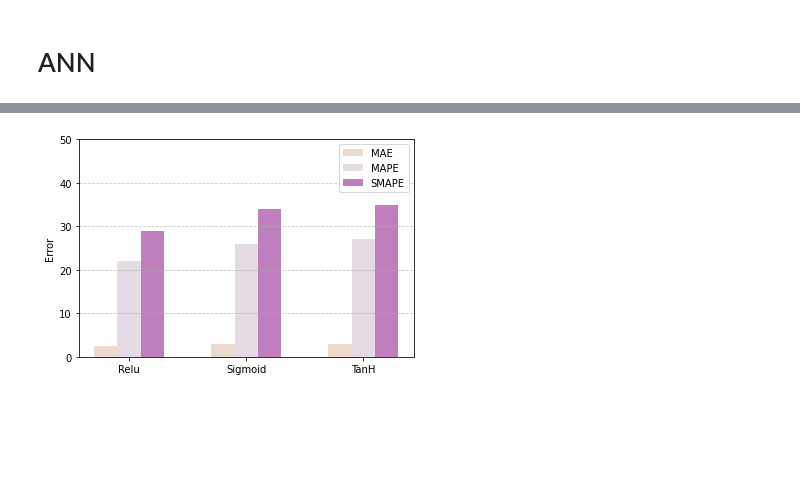
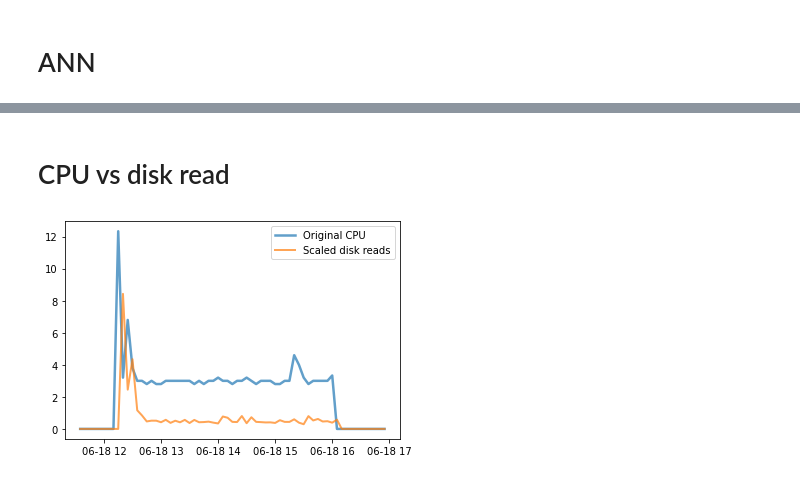
Before and after one commit to cheturvedi/phocis, a Jupyter notebook: src/phocis.ipynb, the cells around one changed output, grey strips where cells are left out. Cells and saved outputs as stored; diff of their text form; code cells hidden in the pictures; blank space fills up the shorter version.

```diff
--- a/src/phocis.ipynb
+++ b/src/phocis.ipynb
@@ -371,20 +318,2 @@ plt.show()
-# %%
-labels = ['Relu', 'Sigmoid', 'TanH']
-ind = np.arange(3)
-err_mape = [22,26,27]
-err_smape = [29,34,35]
-err_mae = [2.5,3,3]
-width = 0.2
-
-fig, ax = plt.subplots()
-ax.set_ylabel('Error')
-ax.set_ylim(0,50)
-plt.bar(ind-width, err_mae , width, label='MAE',alpha=0.5,color='#DCB69F')
-plt.bar(ind, err_mape , width, label='MAPE',alpha=0.5,color='#CAB8CB')
-plt.bar(ind+width, err_smape , width, label='SMAPE',alpha=0.5,color='purple')
-plt.xticks(ind, labels)
-plt.grid(linestyle='--', alpha=0.7,axis='y')
-plt.legend()
-plt.show()
-# %% [output]
-[figure, removed]
+# %% [markdown]
+# CPU vs disk read
@@ -390,0 +322,11 @@ plt.show()
+# %%
+fig,ax = plt.subplots()
+
+_ = ax.plot(pd.Series(original_sample,index = sample_index),linewidth=2.5,label='Original CPU',alpha=0.7)
+_ = ax.plot(pd.Series(sample_writes ,index = sample_index),linewidth=2,alpha=0.7, label = 'Scaled disk reads')
+
+plt.legend(loc='upper right')
+
+plt.show()
+# %% [output]
+[figure, added]
```
Also changed, not shown: parts of 52 cells of this notebook.
